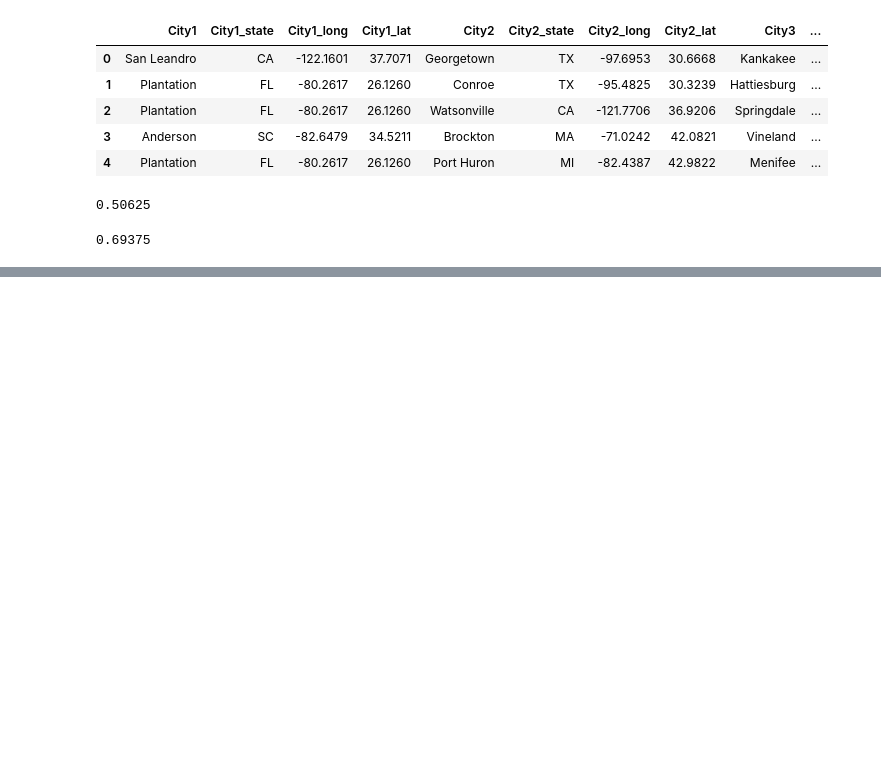
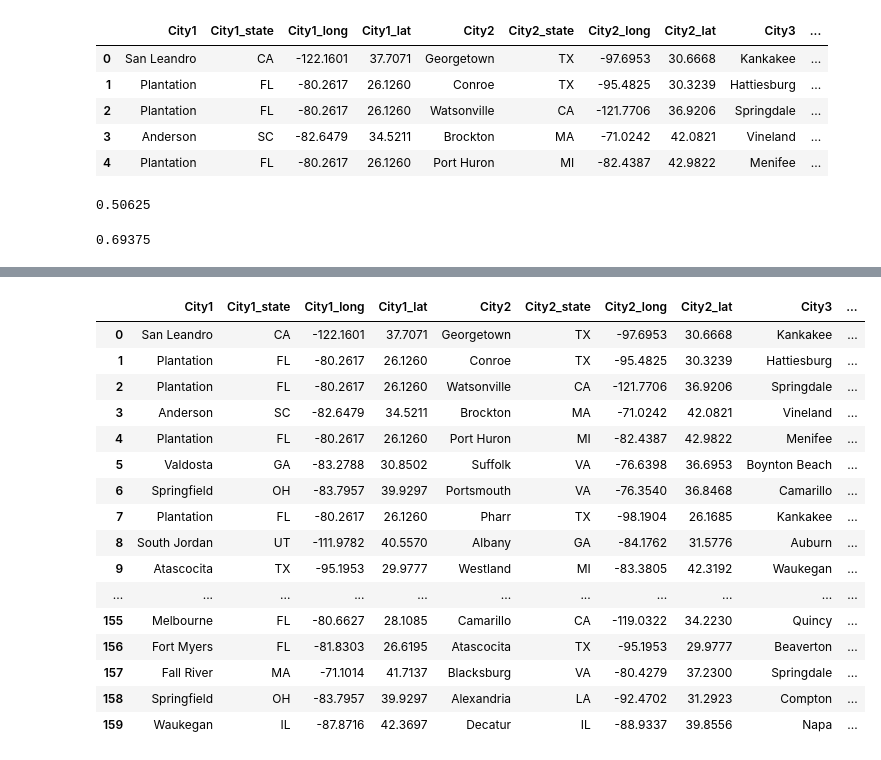
Before and after one commit to Peihao2021/LLM4GeoInfo, a Jupyter notebook: testA/note.ipynb, the cells around one changed output, grey strips where cells are left out. Cells and saved outputs as stored; diff of their text form; code cells hidden in the pictures; blank space fills up the shorter version.

```diff
--- a/testA/note.ipynb
+++ b/testA/note.ipynb
@@ -227,0 +231,20 @@ triplets_over_100k_prompted
+# %%
+triplets_under_100k_prompted
+# %% [output]
+|  | City1 | City1_state | City1_long | City1_lat | City2 | City2_state | City2_long | City2_lat | City3 | ... |
+| 0 | San Leandro | CA | -122.1601 | 37.7071 | Georgetown | TX | -97.6953 | 30.6668 | Kankakee | ... |
+| 1 | Plantation | FL | -80.2617 | 26.1260 | Conroe | TX | -95.4825 | 30.3239 | Hattiesburg | ... |
+| 2 | Plantation | FL | -80.2617 | 26.1260 | Watsonville | CA | -121.7706 | 36.9206 | Springdale | ... |
+| 3 | Anderson | SC | -82.6479 | 34.5211 | Brockton | MA | -71.0242 | 42.0821 | Vineland | ... |
+| 4 | Plantation | FL | -80.2617 | 26.1260 | Port Huron | MI | -82.4387 | 42.9822 | Menifee | ... |
+| 5 | Valdosta | GA | -83.2788 | 30.8502 | Suffolk | VA | -76.6398 | 36.6953 | Boynton Beach | ... |
+| 6 | Springfield | OH | -83.7957 | 39.9297 | Portsmouth | VA | -76.3540 | 36.8468 | Camarillo | ... |
+| 7 | Plantation | FL | -80.2617 | 26.1260 | Pharr | TX | -98.1904 | 26.1685 | Kankakee | ... |
+| 8 | South Jordan | UT | -111.9782 | 40.5570 | Albany | GA | -84.1762 | 31.5776 | Auburn | ... |
+| 9 | Atascocita | TX | -95.1953 | 29.9777 | Westland | MI | -83.3805 | 42.3192 | Waukegan | ... |
+| ... | ... | ... | ... | ... | ... | ... | ... | ... | ... | ... |
+| 155 | Melbourne | FL | -80.6627 | 28.1085 | Camarillo | CA | -119.0322 | 34.2230 | Quincy | ... |
+| 156 | Fort Myers | FL | -81.8303 | 26.6195 | Atascocita | TX | -95.1953 | 29.9777 | Beaverton | ... |
+| 157 | Fall River | MA | -71.1014 | 41.7137 | Blacksburg | VA | -80.4279 | 37.2300 | Springdale | ... |
+| 158 | Springfield | OH | -83.7957 | 39.9297 | Alexandria | LA | -92.4702 | 31.2923 | Compton | ... |
+| 159 | Waukegan | IL | -87.8716 | 42.3697 | Decatur | IL | -88.9337 | 39.8556 | Napa | ... |
```
Also changed, not shown: parts of 9 cells of this notebook, 15 other files.
